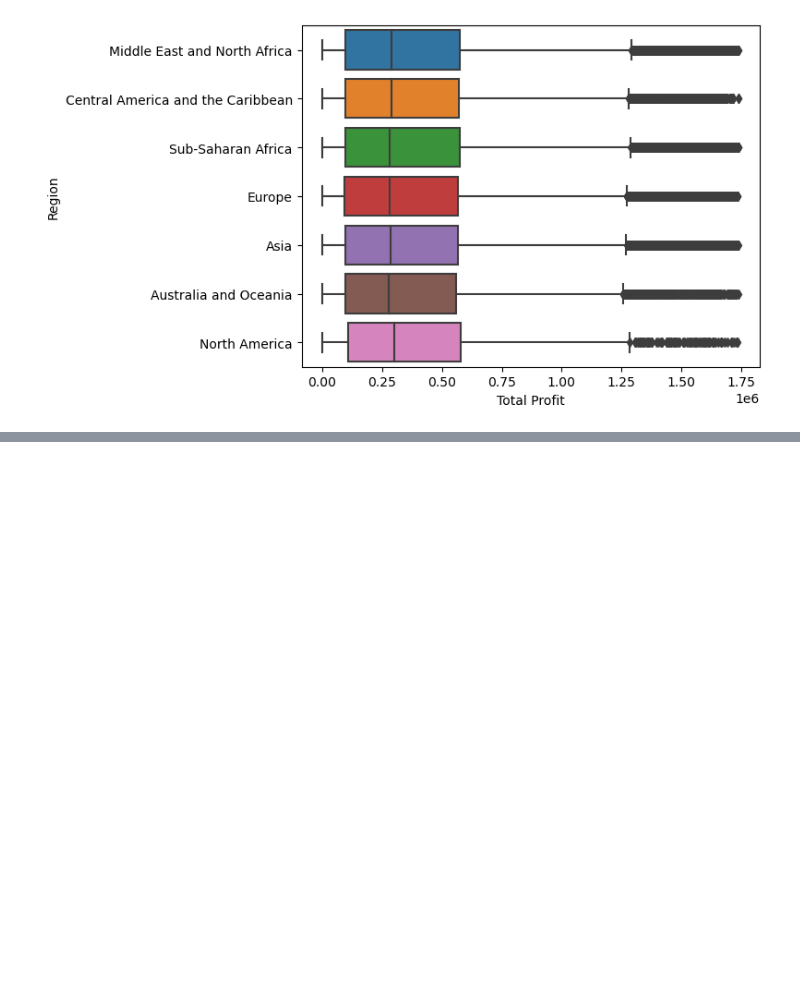
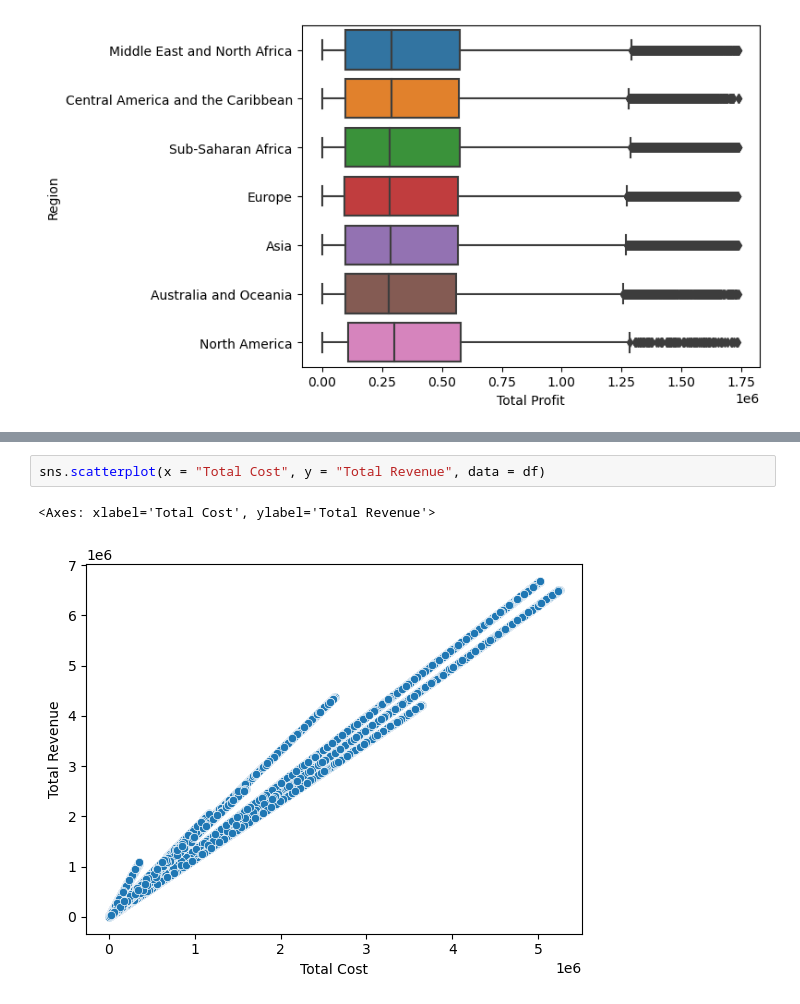
Before and after one commit to zanafiii/data-science-a-z, a Jupyter notebook: Part5_Data Visualization.ipynb, the cells around one changed output, grey strips where cells are left out. Saved outputs shown, nothing was run; the diff lists cells and outputs as text; blank space fills up the shorter version.

```diff
--- a/Part5_Data Visualization.ipynb
+++ b/Part5_Data Visualization.ipynb
@@ -221,0 +249,5 @@ sns.boxplot(x = "Total Profit", y = "Region", data = df, orient = "h")
+# %%
+sns.scatterplot(x = "Total Cost", y = "Total Revenue", data = df)
+# %% [output]
+<Axes: xlabel='Total Cost', ylabel='Total Revenue'>
+[figure, added]
```
Also changed, not shown: parts of 3 cells of this notebook.
